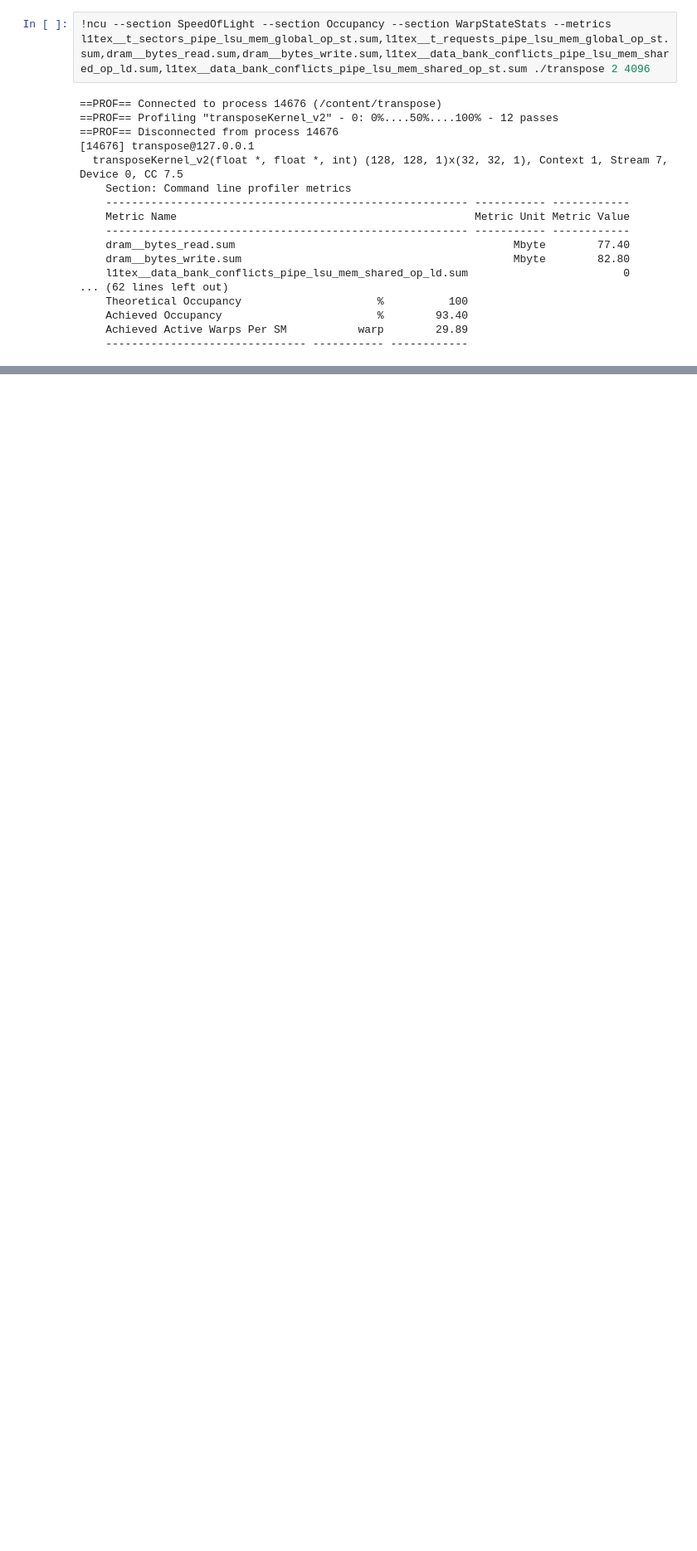
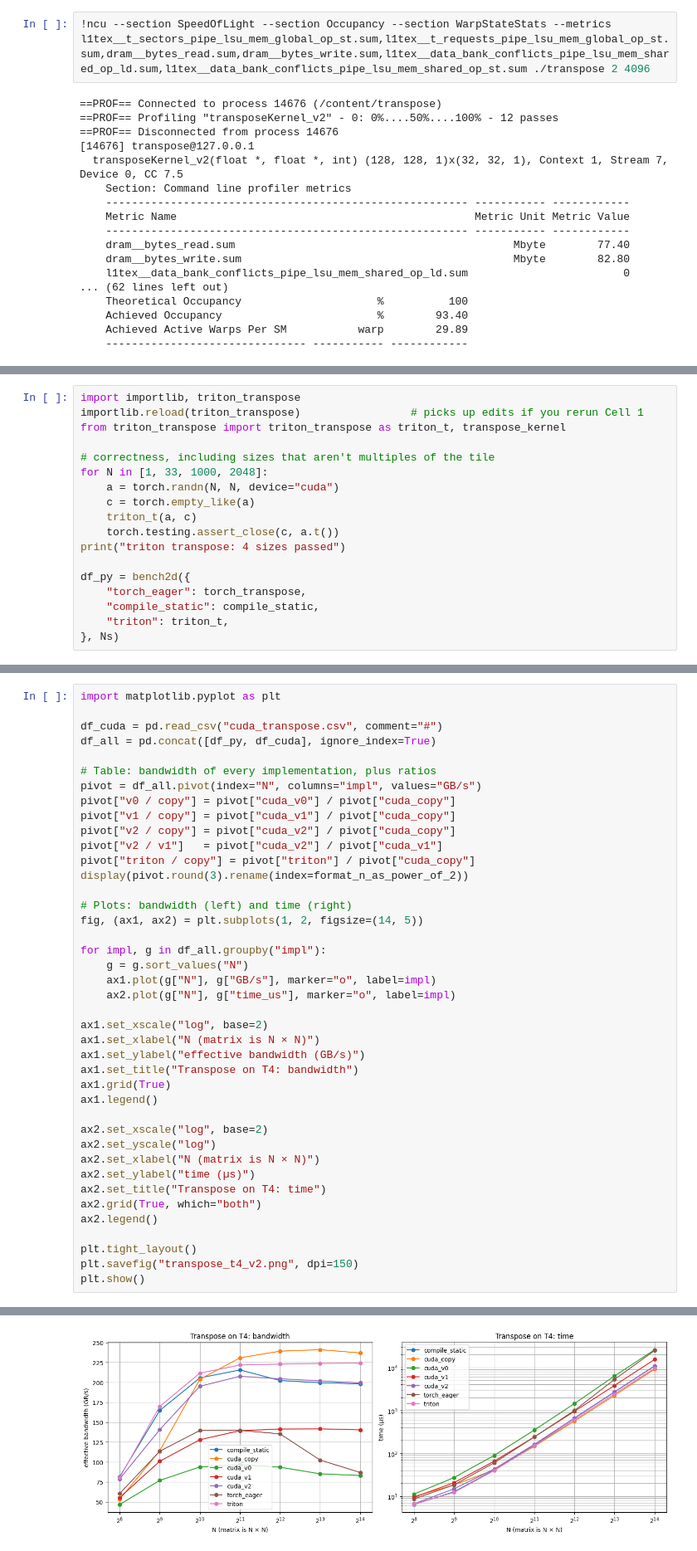
Before and after one commit to susmitsingh01/cuda-triton-llm-kernels, a Jupyter notebook: 02_transpose.ipynb, the cells around one changed output, grey strips where cells are left out. Shown at 83% size. Cells and saved outputs as stored; diff of their text form; blank space fills up the shorter version.

```diff
--- a/02_transpose.ipynb
+++ b/02_transpose.ipynb
@@ -578,0 +689,18 @@ plt.show()
+# %%
+import importlib, triton_transpose
+importlib.reload(triton_transpose)                 # picks up edits if you rerun Cell 1
+from triton_transpose import triton_transpose as triton_t, transpose_kernel
+
+# correctness, including sizes that aren't multiples of the tile
+for N in [1, 33, 1000, 2048]:
+    a = torch.randn(N, N, device="cuda")
+    c = torch.empty_like(a)
+    triton_t(a, c)
+    torch.testing.assert_close(c, a.t())
+print("triton transpose: 4 sizes passed")
+
+df_py = bench2d({
+    "torch_eager": torch_transpose,
+    "compile_static": compile_static,
+    "triton": triton_t,
+}, Ns)
@@ -578,0 +710,42 @@ plt.show()
+# %%
+import matplotlib.pyplot as plt
+
+df_cuda = pd.read_csv("cuda_transpose.csv", comment="#")
+df_all = pd.concat([df_py, df_cuda], ignore_index=True)
+
+# Table: bandwidth of every implementation, plus ratios
+pivot = df_all.pivot(index="N", columns="impl", values="GB/s")
+pivot["v0 / copy"] = pivot["cuda_v0"] / pivot["cuda_copy"]
+pivot["v1 / copy"] = pivot["cuda_v1"] / pivot["cuda_copy"]
+pivot["v2 / copy"] = pivot["cuda_v2"] / pivot["cuda_copy"]
+pivot["v2 / v1"]   = pivot["cuda_v2"] / pivot["cuda_v1"]
+pivot["triton / copy"] = pivot["triton"] / pivot["cuda_copy"]
+display(pivot.round(3).rename(index=format_n_as_power_of_2))
+
+# Plots: bandwidth (left) and time (right)
+fig, (ax1, ax2) = plt.subplots(1, 2, figsize=(14, 5))
+
+for impl, g in df_all.groupby("impl"):
+    g = g.sort_values("N")
+    ax1.plot(g["N"], g["GB/s"], marker="o", label=impl)
+    ax2.plot(g["N"], g["time_us"], marker="o", label=impl)
+
+ax1.set_xscale("log", base=2)
+ax1.set_xlabel("N (matrix is N × N)")
+ax1.set_ylabel("effective bandwidth (GB/s)")
+ax1.set_title("Transpose on T4: bandwidth")
+ax1.grid(True)
+ax1.legend()
+
+ax2.set_xscale("log", base=2)
+ax2.set_yscale("log")
+ax2.set_xlabel("N (matrix is N × N)")
+ax2.set_ylabel("time (µs)")
+ax2.set_title("Transpose on T4: time")
+ax2.grid(True, which="both")
+ax2.legend()
+
+plt.tight_layout()
+plt.savefig("transpose_t4_v2.png", dpi=150)
+plt.show()
+# %% [output]
@@ -578,0 +761 @@ plt.show()
+[figure, added]
```
Also changed, not shown: parts of 17 cells of this notebook.
